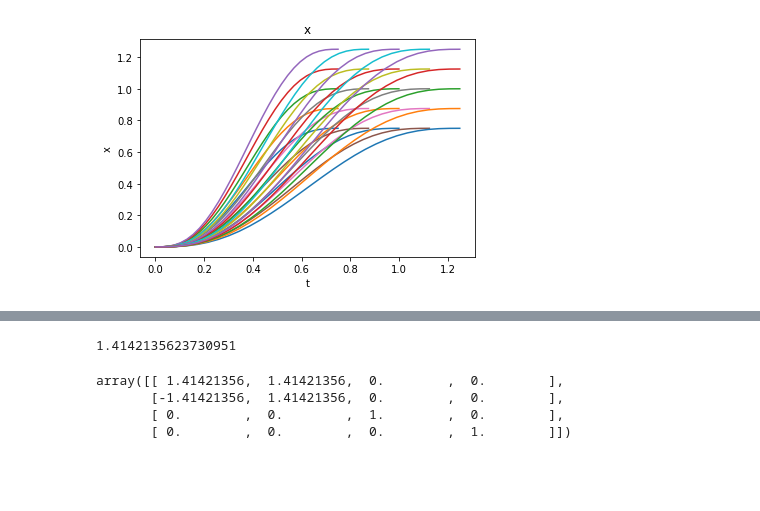
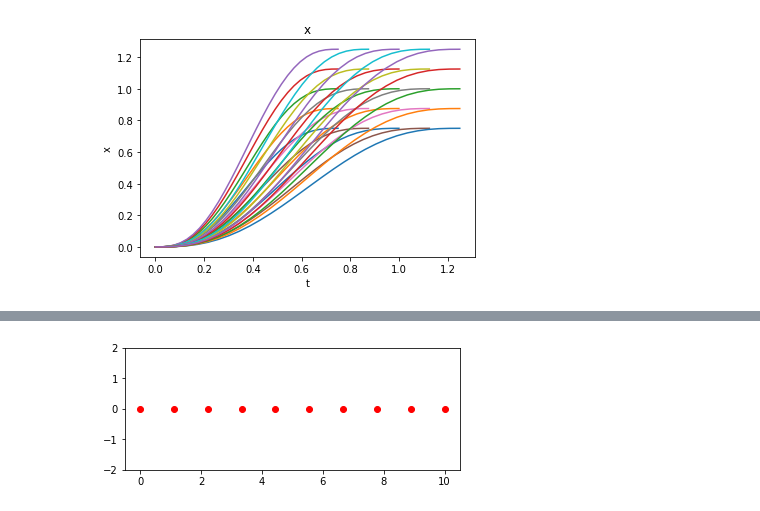
Before and after one commit to aemarkov/jetson_car, a Jupyter notebook: quntic-planning.ipynb, the cells around one changed output, grey strips where cells are left out. Saved outputs shown, nothing was run; the diff lists cells and outputs as text; code cells hidden in the pictures; blank space fills up the shorter version.

```diff
--- a/quntic-planning.ipynb
+++ b/quntic-planning.ipynb
@@ -201,11 +99,0 @@ array([1., 2., 0., 1.])
-# %%
-math.sqrt(2)
-# %% [output]
-1.4142135623730951
-# %%
-m
-# %% [output]
-array([[ 1.41421356,  1.41421356,  0.        ,  0.        ],
-       [-1.41421356,  1.41421356,  0.        ,  0.        ],
-       [ 0.        ,  0.        ,  1.        ,  0.        ],
-       [ 0.        ,  0.        ,  0.        ,  1.        ]])
@@ -211,0 +171,11 @@ array([[ 1.41421356,  1.41421356,  0.        ,  0.        ],
+# %%
+# Создает тестовый путь
+def create_path(a1, a2, scale, n):
+    p = np.zeros((n, 3))
+    i = 0
+    for a in np.linspace(math.radians(a1), math.radians(a2), n):
+        y = math.sin(a)*scale
+        p[i] = [a,y,0]
+        i+=1
+
+    return p
@@ -211,0 +226,29 @@ array([[ 1.41421356,  1.41421356,  0.        ,  0.        ],
+# %%
+ax = plt.gca()
+
+def draw_frame(frame):
+    l1 = frame.Pwf
+    l2 = frame.Pwf + frame.tr*0.5
+    line = mlines.Line2D([l1[0], l2[0]], [l1[1], l2[1]], color='red')
+    ax.add_line(line)
+    l1 = frame.Pwf
+    l2 = frame.Pwf + frame.nr*0.5
+    line = mlines.Line2D([l1[0], l2[0]], [l1[1], l2[1]], color='green')
+    ax.add_line(line)
+
+path = np.array([[x, 0, 0] for x in np.linspace(0, 10, 10)])
+car_p = np.array([0, 1, 0])
+car_v = np.array([1, 0, 0])
+ROAD_WIDTH = 4
+
+#plt.xlim(-1, 7)
+plt.ylim(-2, 2)
+ax.set_aspect('equal')
+plt.plot(path[:,0], path[:,1], 'ro')
+plt.show()
+
+frenet = FrenetFrame(path[0], path[1])
+car_p_f = frenet.point_to(car_p)  # Car positon in Frenet Frame
+car_v_f = frenet.vector_to(car_v) # Car velocity in Frenet Frame
+# %% [output]
+[figure, added]
```
Also changed, not shown: parts of 7 cells of this notebook.
